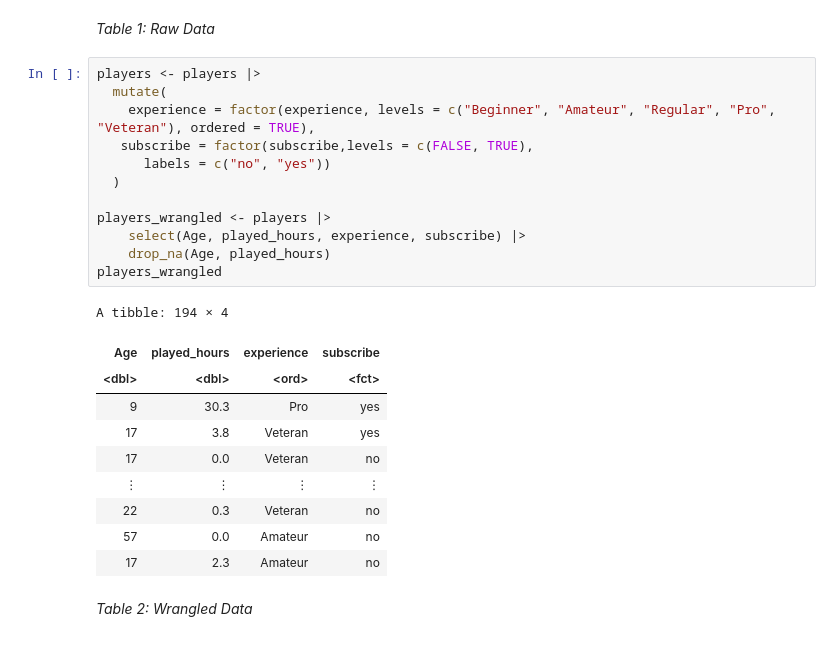
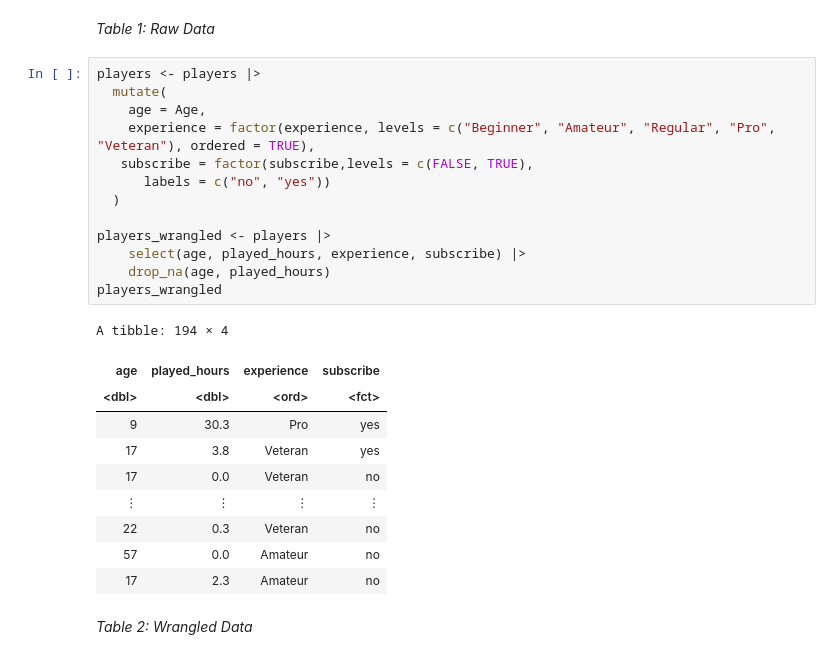
Before and after one commit to uugeneb/DSCI100-Project, a Jupyter notebook: DSCI_GROUP_PROJECT.ipynb, the cells around one changed output. Drawn from its saved outputs; the diff is of its cells as text.

```diff
--- a/DSCI_GROUP_PROJECT.ipynb
+++ b/DSCI_GROUP_PROJECT.ipynb
@@ -64,18 +64,19 @@ A spec_tbl_df: 196 × 7
 # %%
 players <- players |>
   mutate(
+    age = Age,
     experience = factor(experience, levels = c("Beginner", "Amateur", "Regular", "Pro", "Veteran"), ordered = TRUE),
    subscribe = factor(subscribe,levels = c(FALSE, TRUE),
       labels = c("no", "yes"))
   )
 
 players_wrangled <- players |>
-    select(Age, played_hours, experience, subscribe) |>
-    drop_na(Age, played_hours)
+    select(age, played_hours, experience, subscribe) |>
+    drop_na(age, played_hours)
 players_wrangled
 # %% [output]
 A tibble: 194 × 4
-| Age | played_hours | experience | subscribe |
+| age | played_hours | experience | subscribe |
 | <dbl> | <dbl> | <ord> | <fct> |
 | 9 | 30.3 | Pro | yes |
 | 17 | 3.8 | Veteran | yes |
```
Also changed, not shown: parts of 13 cells of this notebook.
